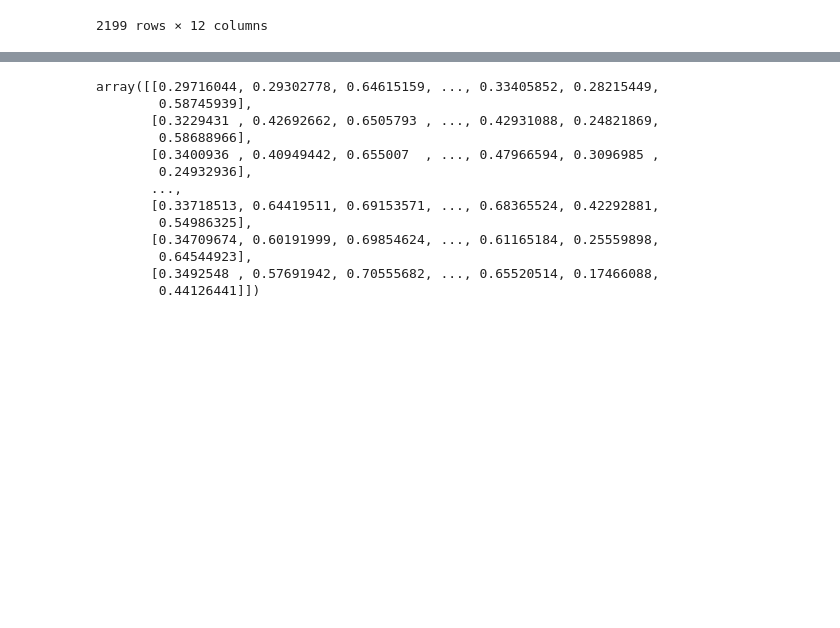
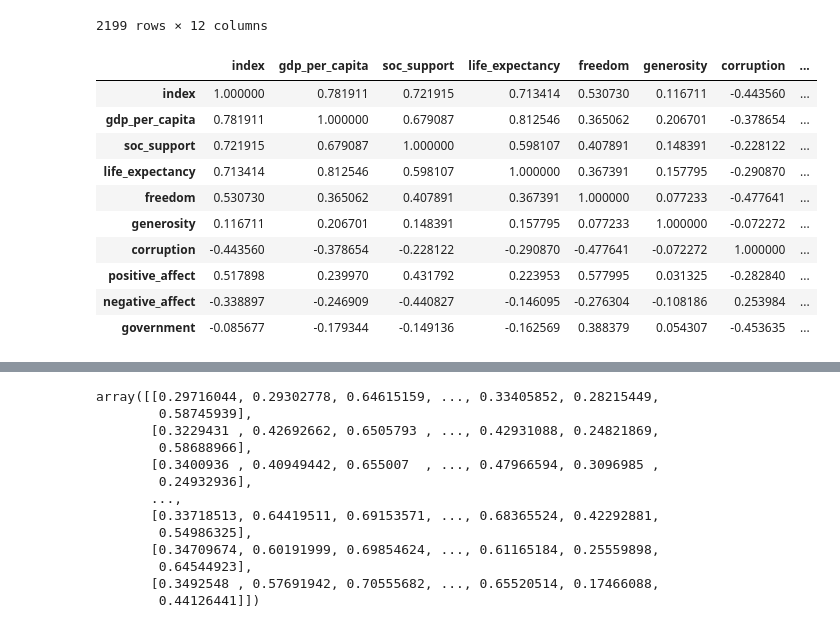
Before and after one commit to sevenfox148/happiness_index, a Jupyter notebook: models.ipynb, the cells around one changed output, grey strips where cells are left out. Saved outputs shown, nothing was run; the diff lists cells and outputs as text; code cells hidden in the pictures; blank space fills up the shorter version.

```diff
--- a/models.ipynb
+++ b/models.ipynb
@@ -42,5 +50,19 @@ happiness
 | 2198 | ZW | 2021 | 3.154578 | 7.656878 | 0.685151 | 54.049999 | 0.667636 | 0.075575 | ... |
 | 2199 | ZW | 2022 | 3.296220 | 7.670123 | 0.666172 | 54.525002 | 0.651987 | 0.069513 | ... |
 2199 rows × 12 columns
+# %%
+happiness.drop(columns=['country', 'year']).corr()
+# %% [output]
+|  | index | gdp_per_capita | soc_support | life_expectancy | freedom | generosity | corruption | ... |
+| index | 1.000000 | 0.781911 | 0.721915 | 0.713414 | 0.530730 | 0.116711 | -0.443560 | ... |
+| gdp_per_capita | 0.781911 | 1.000000 | 0.679087 | 0.812546 | 0.365062 | 0.206701 | -0.378654 | ... |
+| soc_support | 0.721915 | 0.679087 | 1.000000 | 0.598107 | 0.407891 | 0.148391 | -0.228122 | ... |
+| life_expectancy | 0.713414 | 0.812546 | 0.598107 | 1.000000 | 0.367391 | 0.157795 | -0.290870 | ... |
+| freedom | 0.530730 | 0.365062 | 0.407891 | 0.367391 | 1.000000 | 0.077233 | -0.477641 | ... |
+| generosity | 0.116711 | 0.206701 | 0.148391 | 0.157795 | 0.077233 | 1.000000 | -0.072272 | ... |
+| corruption | -0.443560 | -0.378654 | -0.228122 | -0.290870 | -0.477641 | -0.072272 | 1.000000 | ... |
+| positive_affect | 0.517898 | 0.239970 | 0.431792 | 0.223953 | 0.577995 | 0.031325 | -0.282840 | ... |
+| negative_affect | -0.338897 | -0.246909 | -0.440827 | -0.146095 | -0.276304 | -0.108186 | 0.253984 | ... |
+| government | -0.085677 | -0.179344 | -0.149136 | -0.162569 | 0.388379 | 0.054307 | -0.453635 | ... |
 # %%
 happiness_factor = happiness.drop(columns=['country', 'year', 'index'])
```
Also changed, not shown: parts of 21 cells of this notebook.
